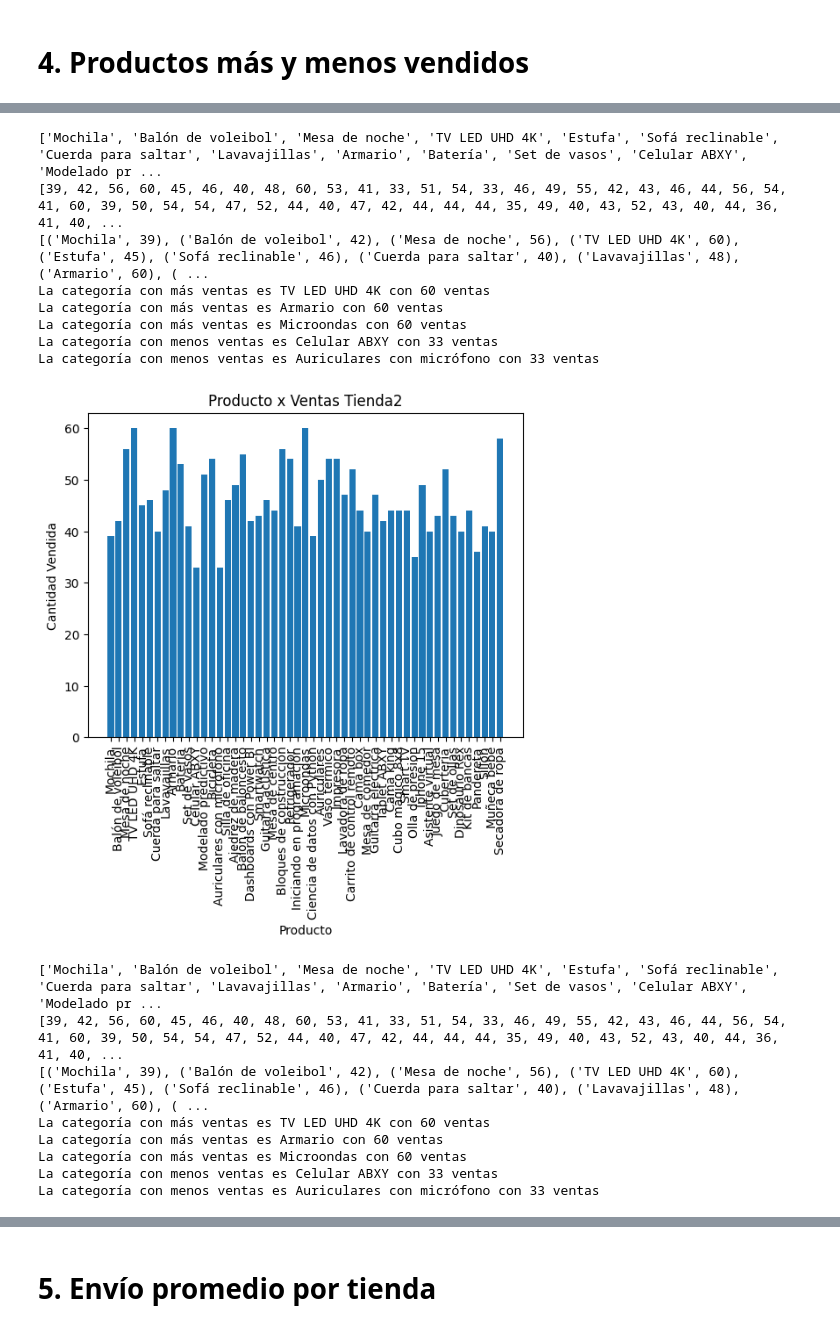
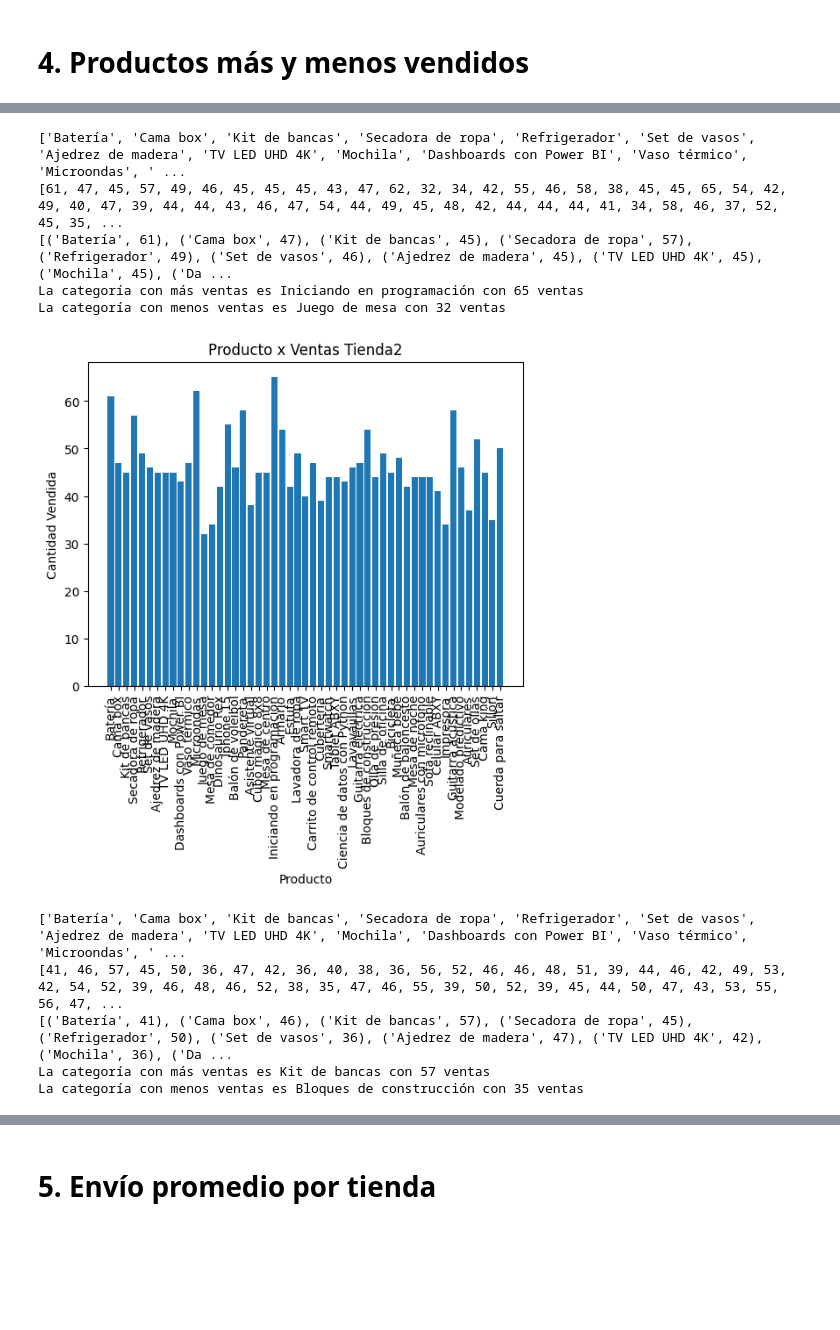
Before and after one commit to cmrondon2000/challenge1-data-science-latam, a Jupyter notebook: AluraStoreLatam.ipynb, the cells around one changed output, grey strips where cells are left out. Saved outputs shown, nothing was run; the diff lists cells and outputs as text; code cells hidden in the pictures; blank space fills up the shorter version.

```diff
--- a/AluraStoreLatam.ipynb
+++ b/AluraStoreLatam.ipynb
@@ -269,7 +269,7 @@ plt.title("Producto x Ventas Tienda1")
 plt.xticks(rotation="vertical")
 plt.show()
 
-producto_tienda2 = tienda["Producto"].tolist()
+producto_tienda2 = tienda2["Producto"].tolist()
 producto_unica_tienda2 = list(set(producto_tienda2))
 print(producto_unica_tienda2)
 
@@ -296,7 +296,7 @@ plt.title("Producto x Ventas Tienda2")
 plt.xticks(rotation="vertical")
 plt.show()
 
-producto_tienda3 = tienda["Producto"].tolist()
+producto_tienda3 = tienda3["Producto"].tolist()
 producto_unica_tienda3 = list(set(producto_tienda3))
 print(producto_unica_tienda3)
 
@@ -323,7 +323,7 @@ plt.title("Producto x Ventas Tienda3")
 plt.xticks(rotation="vertical")
 plt.show()
 
-producto_tienda4 = tienda["Producto"].tolist()
+producto_tienda4 = tienda4["Producto"].tolist()
 producto_unica_tienda4 = list(set(producto_tienda4))
 print(producto_unica_tienda4)
 
@@ -362,17 +362,11 @@ La categoría con menos ventas es Auriculares con micrófono con 33 ventas
-['Mochila', 'Balón de voleibol', 'Mesa de noche', 'TV LED UHD 4K', 'Estufa', 'Sofá reclinable', 'Cuerda para saltar', 'Lavavajillas', 'Armario', 'Batería', 'Set de vasos', 'Celular ABXY', 'Modelado pr ...
-[39, 42, 56, 60, 45, 46, 40, 48, 60, 53, 41, 33, 51, 54, 33, 46, 49, 55, 42, 43, 46, 44, 56, 54, 41, 60, 39, 50, 54, 54, 47, 52, 44, 40, 47, 42, 44, 44, 44, 35, 49, 40, 43, 52, 43, 40, 44, 36, 41, 40, ...
-[('Mochila', 39), ('Balón de voleibol', 42), ('Mesa de noche', 56), ('TV LED UHD 4K', 60), ('Estufa', 45), ('Sofá reclinable', 46), ('Cuerda para saltar', 40), ('Lavavajillas', 48), ('Armario', 60), ( ...
-La categoría con más ventas es TV LED UHD 4K con 60 ventas
-La categoría con más ventas es Armario con 60 ventas
-La categoría con más ventas es Microondas con 60 ventas
-La categoría con menos ventas es Celular ABXY con 33 ventas
-La categoría con menos ventas es Auriculares con micrófono con 33 ventas
+['Batería', 'Cama box', 'Kit de bancas', 'Secadora de ropa', 'Refrigerador', 'Set de vasos', 'Ajedrez de madera', 'TV LED UHD 4K', 'Mochila', 'Dashboards con Power BI', 'Vaso térmico', 'Microondas', ' ...
+[61, 47, 45, 57, 49, 46, 45, 45, 45, 43, 47, 62, 32, 34, 42, 55, 46, 58, 38, 45, 45, 65, 54, 42, 49, 40, 47, 39, 44, 44, 43, 46, 47, 54, 44, 49, 45, 48, 42, 44, 44, 44, 41, 34, 58, 46, 37, 52, 45, 35, ...
+[('Batería', 61), ('Cama box', 47), ('Kit de bancas', 45), ('Secadora de ropa', 57), ('Refrigerador', 49), ('Set de vasos', 46), ('Ajedrez de madera', 45), ('TV LED UHD 4K', 45), ('Mochila', 45), ('Da ...
+La categoría con más ventas es Iniciando en programación con 65 ventas
+La categoría con menos ventas es Juego de mesa con 32 ventas
-[figure, old version]
+[figure, new version]
-['Mochila', 'Balón de voleibol', 'Mesa de noche', 'TV LED UHD 4K', 'Estufa', 'Sofá reclinable', 'Cuerda para saltar', 'Lavavajillas', 'Armario', 'Batería', 'Set de vasos', 'Celular ABXY', 'Modelado pr ...
-[39, 42, 56, 60, 45, 46, 40, 48, 60, 53, 41, 33, 51, 54, 33, 46, 49, 55, 42, 43, 46, 44, 56, 54, 41, 60, 39, 50, 54, 54, 47, 52, 44, 40, 47, 42, 44, 44, 44, 35, 49, 40, 43, 52, 43, 40, 44, 36, 41, 40, ...
-[('Mochila', 39), ('Balón de voleibol', 42), ('Mesa de noche', 56), ('TV LED UHD 4K', 60), ('Estufa', 45), ('Sofá reclinable', 46), ('Cuerda para saltar', 40), ('Lavavajillas', 48), ('Armario', 60), ( ...
-La categoría con más ventas es TV LED UHD 4K con 60 ventas
-La categoría con más ventas es Armario con 60 ventas
-La categoría con más ventas es Microondas con 60 ventas
-La categoría con menos ventas es Celular ABXY con 33 ventas
-La categoría con menos ventas es Auriculares con micrófono con 33 ventas
+['Batería', 'Cama box', 'Kit de bancas', 'Secadora de ropa', 'Refrigerador', 'Set de vasos', 'Ajedrez de madera', 'TV LED UHD 4K', 'Mochila', 'Dashboards con Power BI', 'Vaso térmico', 'Microondas', ' ...
+[41, 46, 57, 45, 50, 36, 47, 42, 36, 40, 38, 36, 56, 52, 46, 46, 48, 51, 39, 44, 46, 42, 49, 53, 42, 54, 52, 39, 46, 48, 46, 52, 38, 35, 47, 46, 55, 39, 50, 52, 39, 45, 44, 50, 47, 43, 53, 55, 56, 47, ...
+[('Batería', 41), ('Cama box', 46), ('Kit de bancas', 57), ('Secadora de ropa', 45), ('Refrigerador', 50), ('Set de vasos', 36), ('Ajedrez de madera', 47), ('TV LED UHD 4K', 42), ('Mochila', 36), ('Da ...
+La categoría con más ventas es Kit de bancas con 57 ventas
+La categoría con menos ventas es Bloques de construcción con 35 ventas
```
Also changed, not shown: parts of 3 cells of this notebook.
